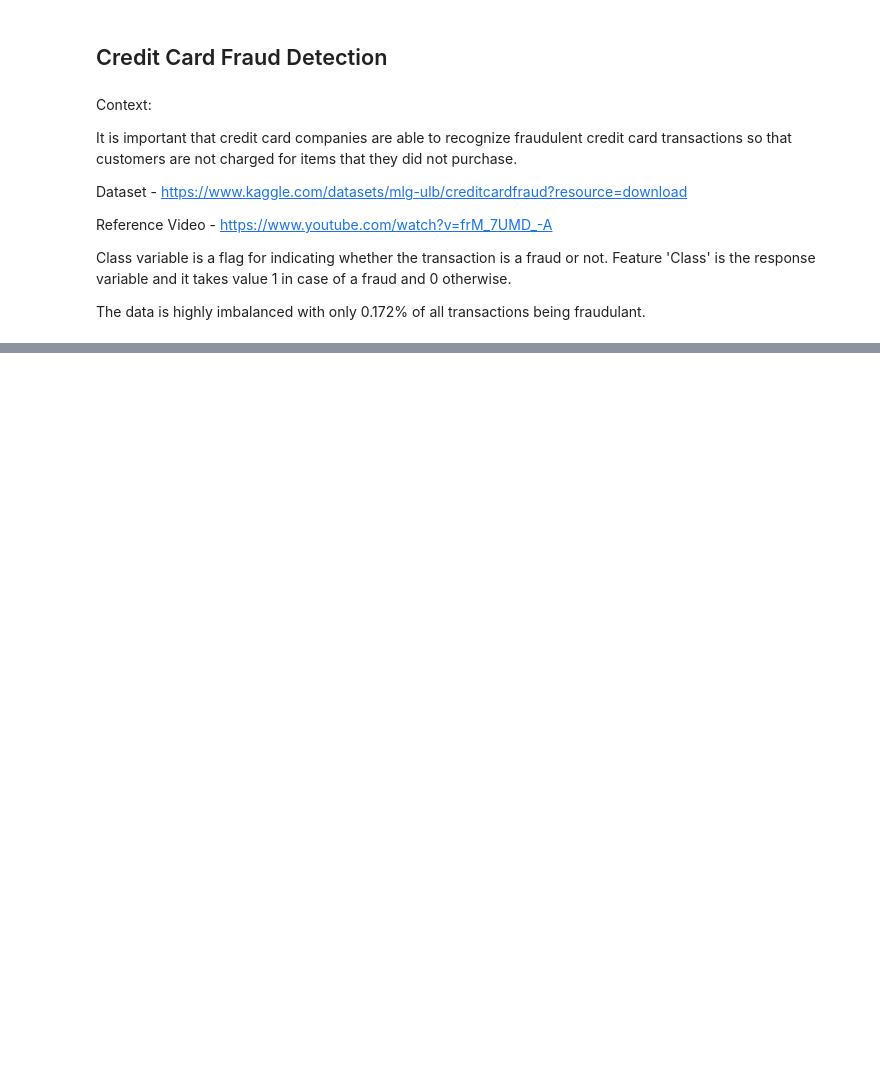
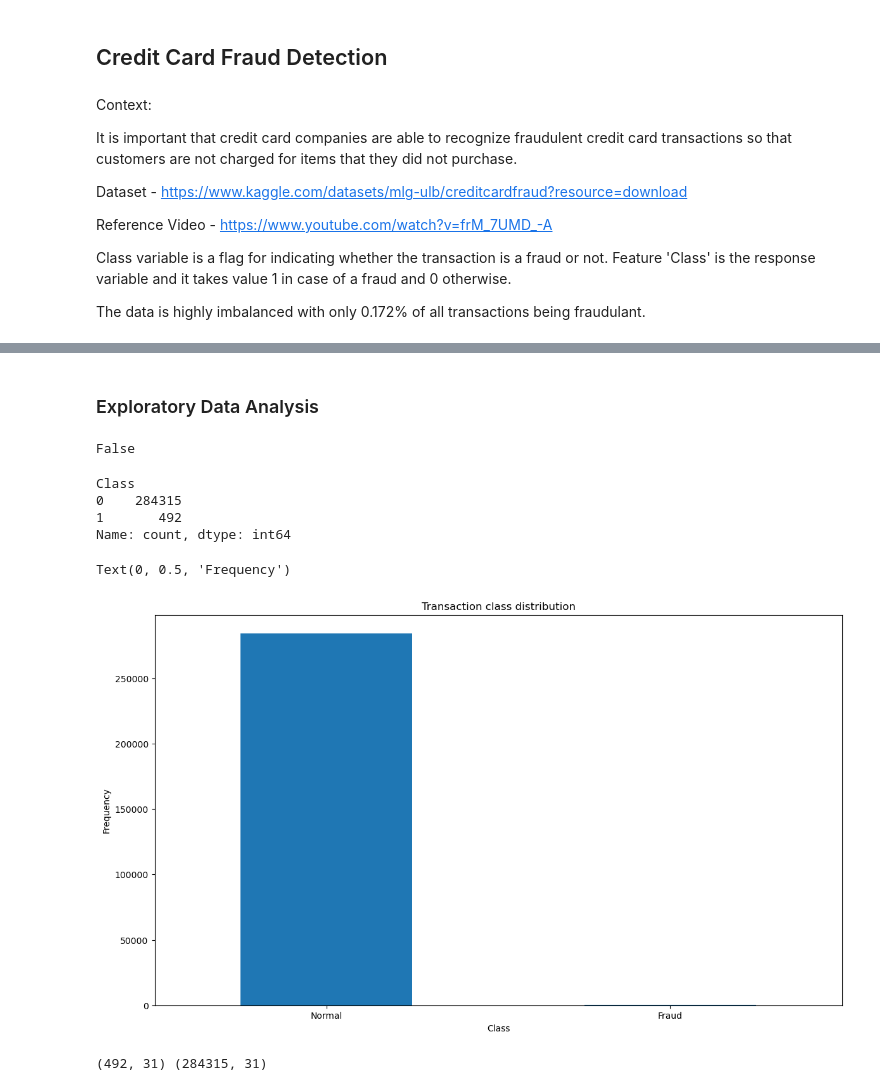
Before and after one commit to asweshanand/Credit-Card-Fraud-Detection, a Jupyter notebook: Code/Credit-Card-Fraud-Detection.ipynb, the cells around one changed output, grey strips where cells are left out. Drawn from its saved outputs; the diff is of its cells as text; code cells hidden in the pictures; blank space fills up the shorter version.

Commit message:
Updated code to add Exploratory data analysis

```diff
--- a/Code/Credit-Card-Fraud-Detection.ipynb
+++ b/Code/Credit-Card-Fraud-Detection.ipynb
@@ -31,3 +31,6 @@ from pylab import rcParams
 rcParams['figure.figsize'] = 14, 8
 seed = 69
 Labels = ['Normal','Fraud']
+# %%
+data = pd.read_csv("..//Data/creditcard.csv", sep=',')
+data.head()
@@ -33,0 +65,32 @@ Labels = ['Normal','Fraud']
+# %% [markdown]
+### Exploratory Data Analysis
+# %%
+#Checking for any null values
+data.isnull().values.any()
+# %% [output]
+False
+# %%
+count_classes = pd.value_counts(data['Class'], sort = True)
+print(count_classes)
+count_classes.plot(kind = 'bar', rot=0)
+plt.title("Transaction class distribution")
+plt.xticks(range(2), Labels)
+plt.xlabel("Class")
+plt.ylabel("Frequency")
+# %% [output]
+Class
+0    284315
+1       492
+Name: count, dtype: int64
+Text(0, 0.5, 'Frequency')
+[figure, added]
+# %%
+#Seperating the dataset into fraud and normal to analyze these classes individually
+
+fraud = data[data['Class']==1]
+
+normal = data[data['Class']==0]
+
+print(fraud.shape, normal.shape)
+# %% [output]
+(492, 31) (284315, 31)
```
Also changed, not shown: parts of 8 cells of this notebook.
